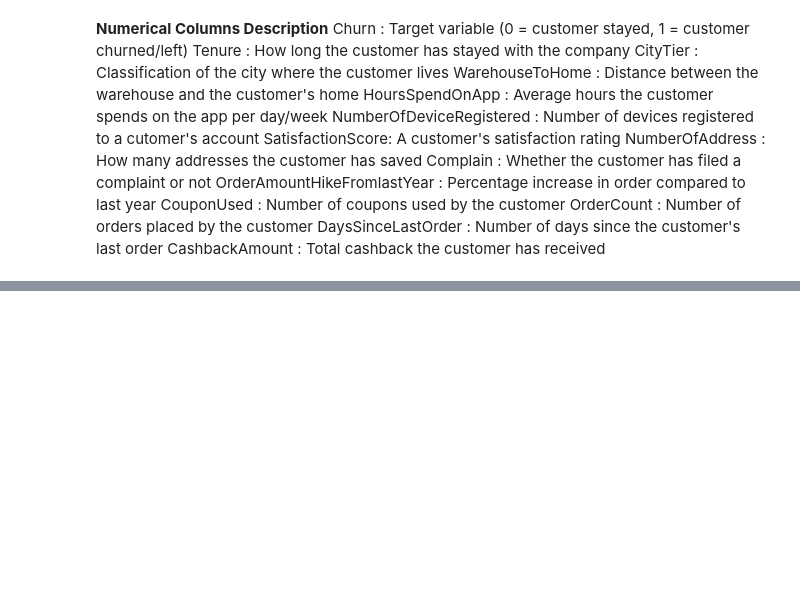
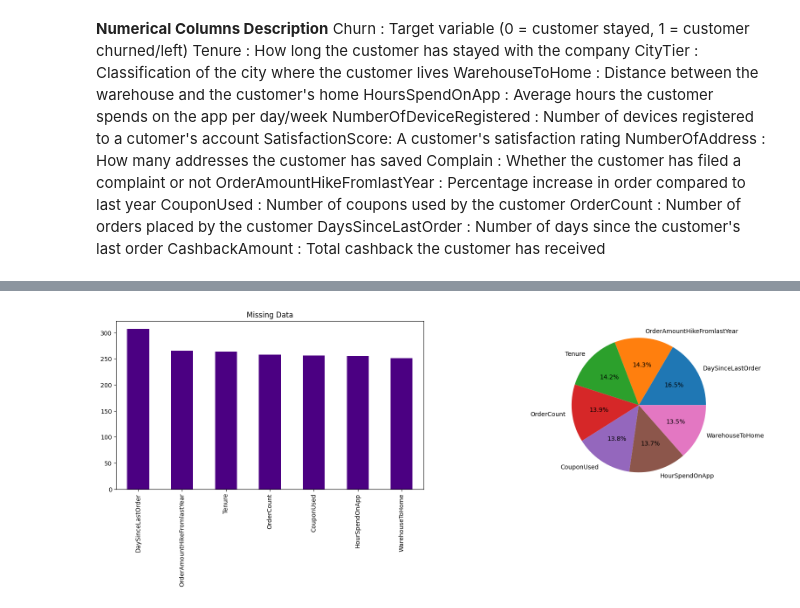
Before and after one commit to Maxwell-Selassie/Churn-Prediction, a Jupyter notebook: notebook.ipynb, the cells around one changed output, grey strips where cells are left out. Cells and saved outputs as stored; diff of their text form; code cells hidden in the pictures; blank space fills up the shorter version.

Commit message:
Customer Churn Prediction Model

```diff
--- a/notebook.ipynb
+++ b/notebook.ipynb
@@ -112,6 +112,8 @@ CouponUsed : Number of coupons used by the customer
 OrderCount : Number of orders placed by the customer
 DaysSinceLastOrder : Number of days since the customer's last order
 CashbackAmount : Total cashback the customer has received
+# %%
+df.drop(columns=['CustomerID'],inplace=True)
 # %%
 #categorical columns
 cols = [col for col in categorical_cols]
@@ -118,0 +143,11 @@ print(f'Categorical columns : {cols} - {len(cols)}')
+# %%
+#missing data
+missing = df.isnull().sum()
+missing = missing[missing>0].sort_values(ascending=False)
+missing_pct = missing / len(df)
+
+missing_df = pd.DataFrame({
+    'missing value' : missing,
+    'missing pct' : missing_pct
+})
+print(missing_df)
@@ -118,0 +163,11 @@ print(f'Categorical columns : {cols} - {len(cols)}')
+# %%
+plt.figure(figsize=(20,5))
+plt.subplot(1,2,1)
+missing.plot(kind='bar',width=0.5,color='indigo')
+plt.title('Missing Data')
+
+plt.subplot(1,2,2)
+missing.plot.pie(autopct='%1.1f%%')
+plt.show()
+# %% [output]
+[figure, added]
```
Also changed, not shown: parts of 12 cells of this notebook.
